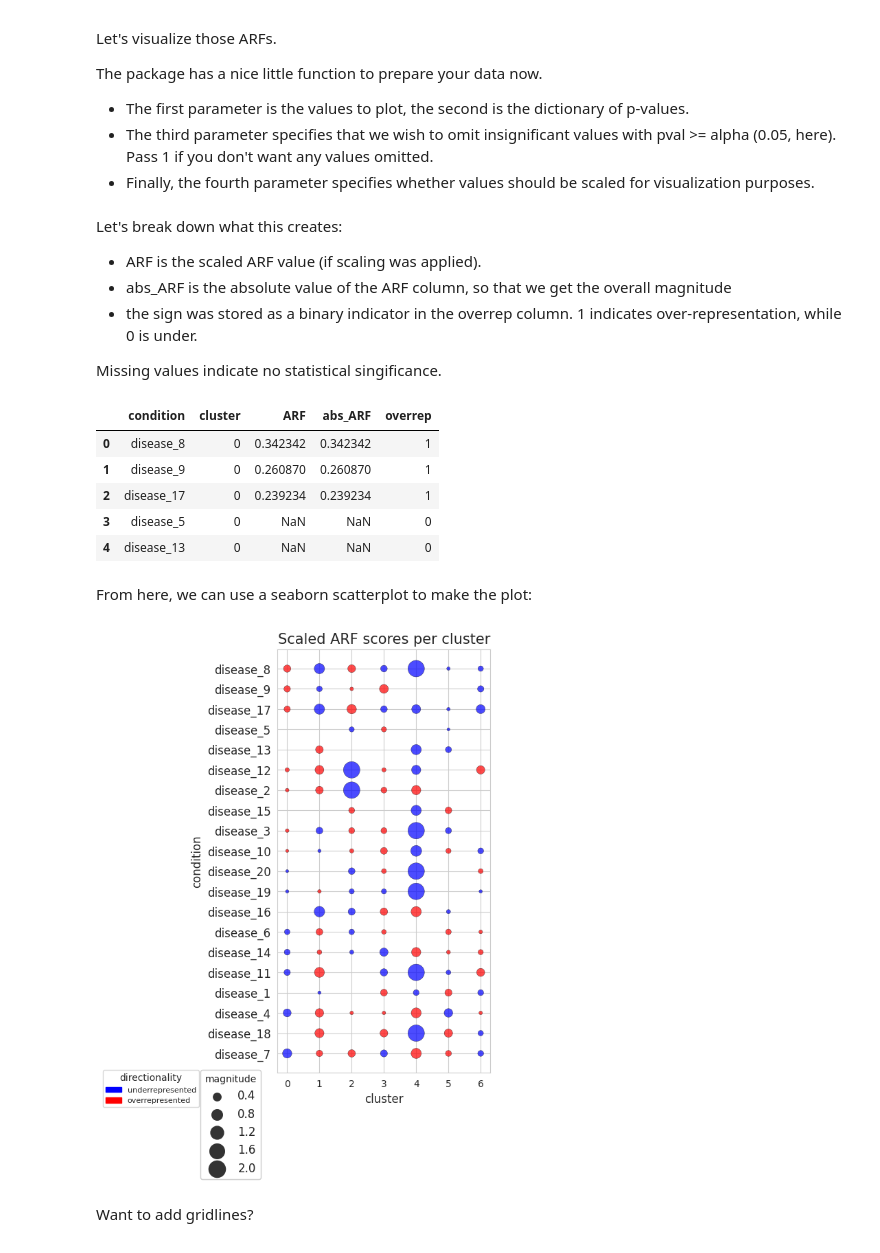
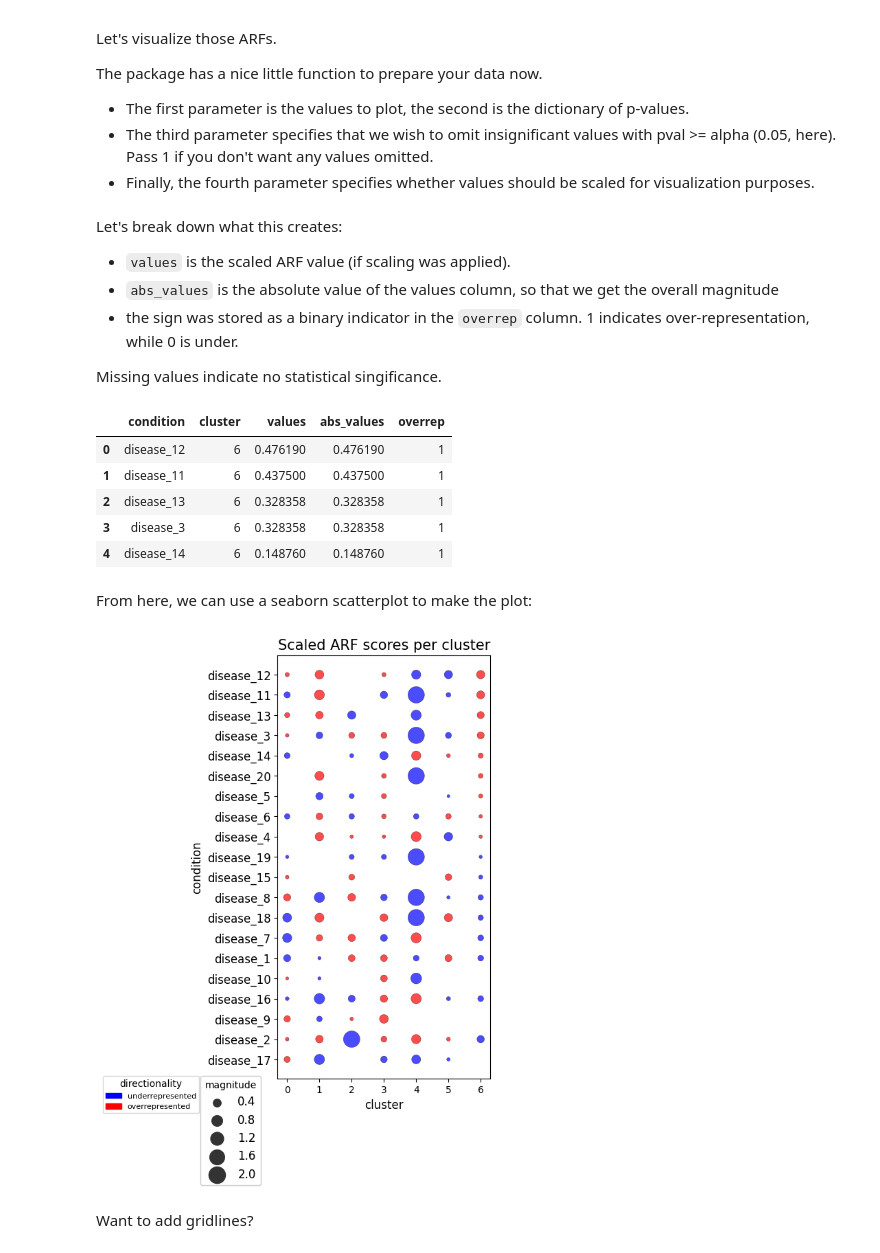
Before and after one commit to laurendelong21/clusterMed, a Jupyter notebook: bubble_heatmap_tutorial.ipynb, the cells around one changed output. Saved outputs shown, nothing was run; the diff lists cells and outputs as text; code cells hidden in the pictures.

Commit message:
Improving tutorial for creating a bubble heatmap

```diff
--- a/bubble_heatmap_tutorial.ipynb
+++ b/bubble_heatmap_tutorial.ipynb
@@ -78 +73,5 @@ for cluster_lab in np.sort(merged_df['cluster'].unique()):
+# %%
+arf_dict, prevs_dict = get_arfs_prevalences(df=merged_df,
+                                            conditions=merged_df.columns[0:-1],
+                                            labels_column='cluster')
 # %% [markdown]
@@ -82,7 +81,7 @@ As in our paper, we also perform Fischer's Exact Test for differential represent
 # %%
-coeffs, adj_coeffs = find_fischers_coefficients(merged_df,
-                                   'cluster',
-                                   merged_df.columns[0:-1],
+coeffs, adj_coeffs = get_fischers_coefficients(df=merged_df,
+                                   labels_column='cluster',
+                                   conditions=merged_df.columns[0:-1],
                                    alpha=0.5)
 # %% [markdown]
 The funny thing is, our dummy file was generated randomly, so we shouldn't see much significance. Let's corrupt the adjusted p-values to make visualization more fun.
@@ -112,46 +111,46 @@ plot_input = get_bubble_heatmap_input(values_dict=arf_dict,
 # %% [markdown]
 Let's break down what this creates:
 
-- ARF is the scaled ARF value (if scaling was applied).
-- abs_ARF is the absolute value of the ARF column, so that we get the overall magnitude
-- the sign was stored as a binary indicator in the overrep column. 1 indicates over-representation, while 0 is under.
+- `values` is the scaled ARF value (if scaling was applied).
+- `abs_values` is the absolute value of the values column, so that we get the overall magnitude
+- the sign was stored as a binary indicator in the `overrep` column. 1 indicates over-representation, while 0 is under.
 
 Missing values indicate no statistical singificance.
 # %%
 plot_input.head(5)
 # %% [output]
-|  | condition | cluster | ARF | abs_ARF | overrep |
-| 0 | disease_8 | 0 | 0.342342 | 0.342342 | 1 |
-| 1 | disease_9 | 0 | 0.260870 | 0.260870 | 1 |
-| 2 | disease_17 | 0 | 0.239234 | 0.239234 | 1 |
-| 3 | disease_5 | 0 | NaN | NaN | 0 |
-| 4 | disease_13 | 0 | NaN | NaN | 0 |
+|  | condition | cluster | values | abs_values | overrep |
+| 0 | disease_12 | 6 | 0.476190 | 0.476190 | 1 |
+| 1 | disease_11 | 6 | 0.437500 | 0.437500 | 1 |
+| 2 | disease_13 | 6 | 0.328358 | 0.328358 | 1 |
+| 3 | disease_3 | 6 | 0.328358 | 0.328358 | 1 |
+| 4 | disease_14 | 6 | 0.148760 | 0.148760 | 1 |
 # %% [markdown]
 From here, we can use a seaborn scatterplot to make the plot:
 # %%
 plt.figure(figsize=(4, 8))
 
-sns.scatterplot(data=plot_input, x='cluster', y='condition', size='abs_ARF', sizes=(10, 300), alpha=0.7, hue='overrep', edgecolor='black', palette=['blue', 'red'])
+sns.scatterplot(data=plot_input, x='cluster', y='condition', size='abs_values', sizes=(10, 300), alpha=0.7, hue='overrep', edgecolor='black', palette=['blue', 'red'])
 
 # Add labels and a legend
 plt.xlabel("cluster", fontsize=12)
 plt.yticks(fontsize=12)
 plt.ylabel("condition", fontsize=12)
 plt.title("Scaled ARF scores per cluster", fontsize=15)
 
 # Legend code
 color_legend = [Patch(color='blue', label='underrepresented'),
                 Patch(color='red', label='overrepresented')]
 legend1 = plt.legend(handles=color_legend, title="directionality", markerscale=0.5,
                      fontsize=8, bbox_to_anchor=(-0.35, .015))
 handles, labels = plt.gca().get_legend_handles_labels()
 legend2 = plt.legend(handles[4:], labels[4:], title="magnitude", bbox_to_anchor=(-0.05, .02), prop={'size': 12})  # Skip the first handle (hue) in the legend
 plt.gca().add_artist(legend1)
 plt.gca().add_artist(legend2)
 
 plt.show()
 # %% [output]
-[figure, old version]
+[figure, new version]
 # %% [markdown]
 Want to add gridlines?
 # %%
```
Also changed, not shown: parts of 15 cells of this notebook, 1 other file.
